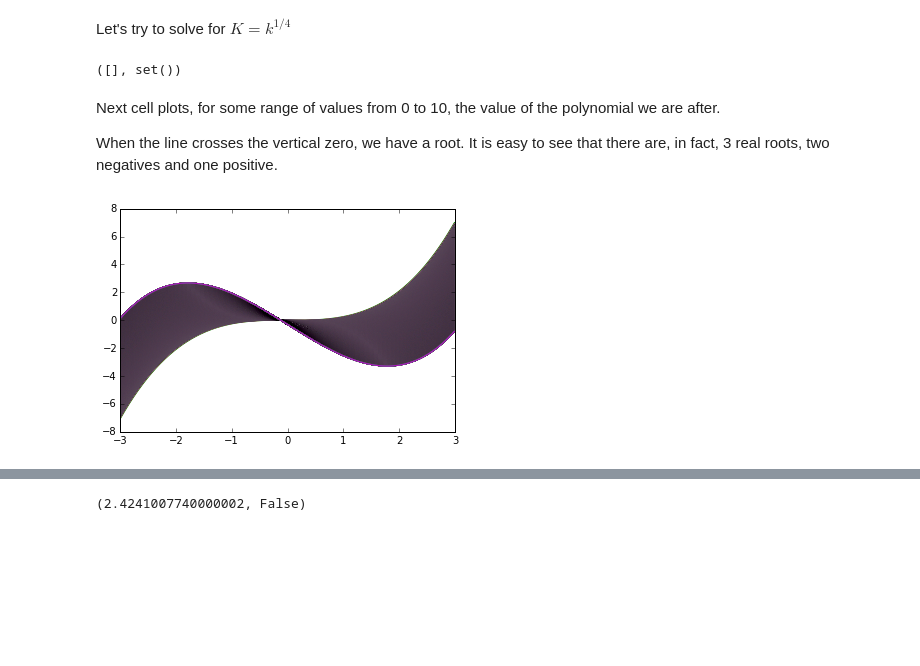
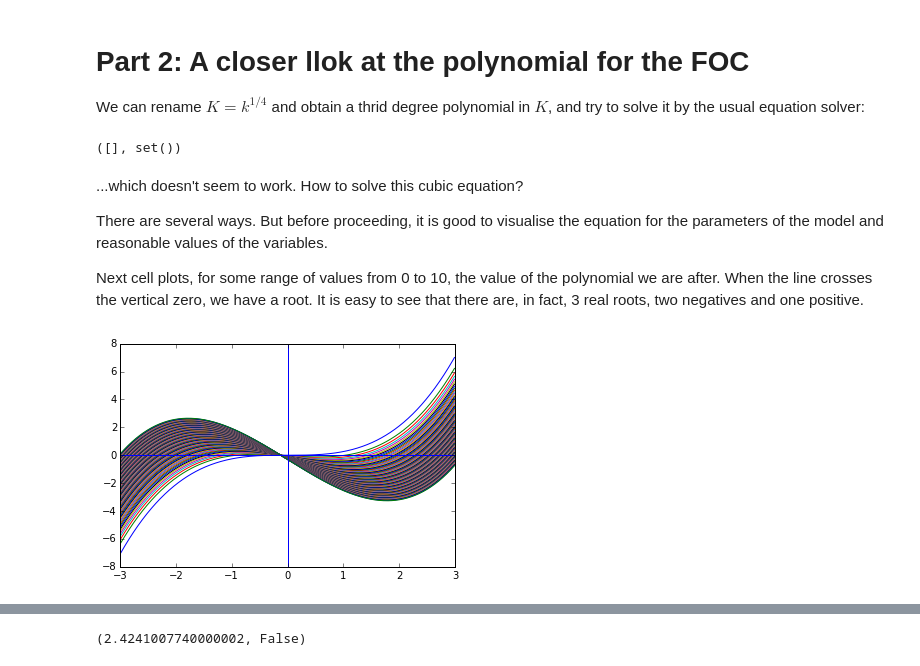
Before and after one commit to davidrpugh/assortative-matching-large-firms, a Jupyter notebook: Capital.ipynb, the cells around one changed output, grey strips where cells are left out. Drawn from its saved outputs; the diff is of its cells as text; code cells hidden in the pictures; blank space fills up the shorter version.

```diff
--- a/Capital.ipynb
+++ b/Capital.ipynb
@@ -28,23 +29,30 @@ No algorithms are implemented to solve equation A*eta*k**(1/4)*kapa*x**(1/4)*(et
-# %% [markdown]
-Let's try to solve for $K = k^{1/4}$
+# %% [markdown]
+# Part 2: A closer llok at the polynomial for the FOC
+
+We can rename $K = k^{1/4}$ and obtain a thrid degree polynomial in $K$, and try to solve it by the usual equation solver:
 # %%
 ## Defining auxiliary functions a, c, d
 a = 2*R
 c = -A*kapa*(eta**2)*x**0.5
 d = -A*kapa*eta*(1-eta)*(x*y*(l/r))**0.25
-pol_k = k**3*a + k*c + d
-sym.solve(pol_k, k, set=True)
+K = sym.var('K')
+pol_K = K**3*a + K*c + d
+sym.solve(pol_K, K, warn=True, set=True, rational=True, manual=True)
 # %% [output]
 ([], set())
 # %% [markdown]
-Next cell plots, for some range of values from 0 to 10, the value of the polynomial we are after.
+...which doesn't seem to work. How to solve this cubic equation?
 
-When the line crosses the vertical zero, we have a root. It is easy to see that there are, in fact, 3 real roots, two negatives and one positive.
+There are several ways. But before proceeding, it is good to visualise the equation for the parameters of the model and reasonable values of the variables.
+
+Next cell plots, for some range of values from 0 to 10, the value of the polynomial we are after. When the line crosses the vertical zero, we have a root. It is easy to see that there are, in fact, 3 real roots, two negatives and one positive.
 # %%
 K_range = np.arange(-3.0,3.0,0.01)
-polik = sym.lambdify((k,x,y,l,r,A,kapa,eta,R),pol_k)
-plt.plot((K_range),np.zeros(len(K_range)))
-for i in np.arange(0,10,0.001):
+polik = sym.lambdify((K,x,y,l,r,A,kapa,eta,R),pol_K)
+for i in np.arange(0,10,0.1):
     plt.plot(K_range, polik(K_range,i,i,1,1,1,1,0.89,0.13099))
+plt.axvline()
+plt.axhline()
+plt.show()
 # %% [output]
-[figure, old version]
+[figure, new version]
```
Also changed, not shown: parts of 38 cells of this notebook, 1 other file.
